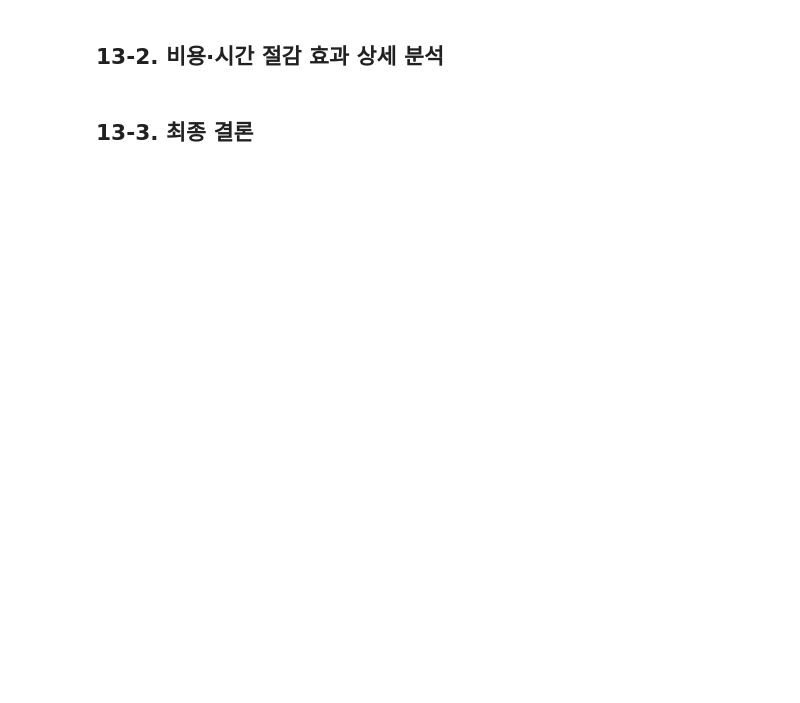
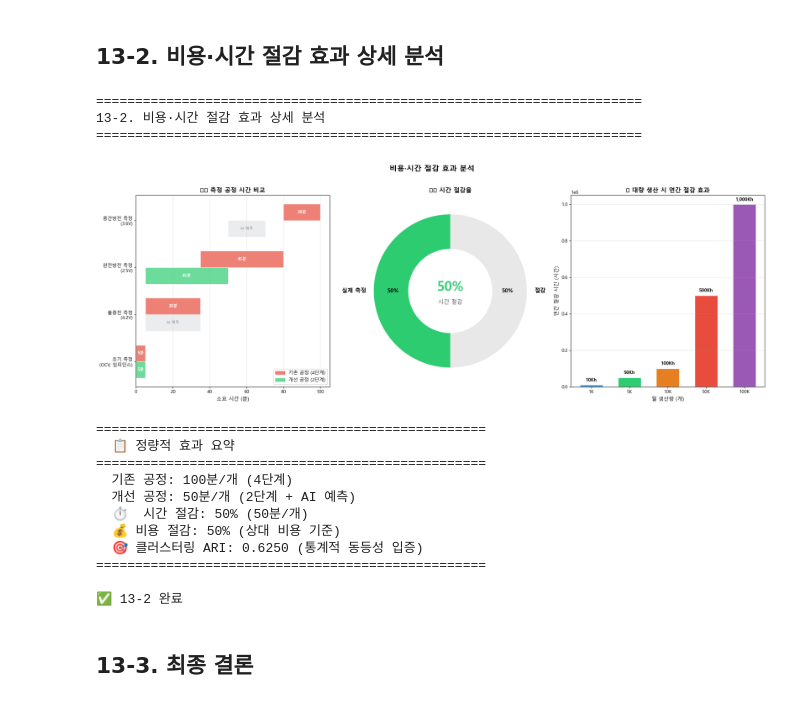
Before and after one commit to kyuyoungleesunmoon/battery, a Jupyter notebook: battery_capacity_prediction.ipynb, the cells around one changed output. Drawn from its saved outputs; the diff is of its cells as text; code cells hidden in the pictures; blank space fills up the shorter version.

```diff
--- a/battery_capacity_prediction.ipynb
+++ b/battery_capacity_prediction.ipynb
@@ -3662,49 +3626,6 @@ print('\n✅ 13-1 Executive Summary 출력 완료')
 # %% [markdown]
 ## 13-2. 비용·시간 절감 효과 상세 분석
 # %%
-# --- 한글 폰트 설정 (Windows/Linux/Mac 호환) ---
-import matplotlib.pyplot as plt
-import matplotlib.font_manager as fm
-import platform, os
-
-def set_korean_font():
-    """시스템에 맞는 한글 폰트를 자동 탐지하여 matplotlib에 설정합니다."""
-    system = platform.system()
-    candidate_fonts = []
-
-    if system == 'Windows':
-        candidate_fonts = ['Malgun Gothic', 'NanumGothic', 'Gulim', 'Dotum', 'Batang']
-    elif system == 'Darwin':
-        candidate_fonts = ['AppleGothic', 'NanumGothic']
-    else:
-        candidate_fonts = ['NanumGothic', 'NanumBarunGothic', 'UnDotum']
-
-    available = set(f.name for f in fm.fontManager.ttflist)
-    for font_name in candidate_fonts:
-        if font_name in available:
-            plt.rcParams['font.family'] = font_name
-            plt.rcParams['axes.unicode_minus'] = False
-            print(f'[폰트] {font_name} 설정 완료')
-            return font_name
-
-    # 후보에 없으면 직접 ttf 파일 탐색 (Windows)
-    if system == 'Windows':
-        font_dir = os.path.join(os.environ.get('WINDIR', 'C:\\Windows'), 'Fonts')
-        for ttf_name in ['malgun.ttf', 'NanumGothic.ttf', 'gulim.ttc']:
-            ttf_path = os.path.join(font_dir, ttf_name)
-            if os.path.exists(ttf_path):
-                fm.fontManager.addfont(ttf_path)
-                prop = fm.FontProperties(fname=ttf_path)
-                plt.rcParams['font.family'] = prop.get_name()
-                plt.rcParams['axes.unicode_minus'] = False
-                print(f'[폰트] {prop.get_name()} (ttf 직접 로드) 설정 완료')
-                return prop.get_name()
-
-    print('[경고] 한글 폰트를 찾지 못했습니다. 한글이 깨질 수 있습니다.')
-    return None
-
-KOREAN_FONT = set_korean_font()
-# --- 한글 폰트 설정 끝 ---
 print('=' * 70)
 print('13-2. 비용·시간 절감 효과 상세 분석')
 print('=' * 70)
@@ -3794,33 +3715,49 @@ monthly_production = [1000, 5000, 10000, 50000, 100000]
 time_saved_per_unit = total_time_old - total_time_new  # 분
 annual_hours_saved = [(p * 12 * time_saved_per_unit) / 60 for p in monthly_production]
 
 bars3 = ax3.bar([f'{p//1000}K' for p in monthly_production], annual_hours_saved,
                 color=['#3498db', '#2ecc71', '#e67e22', '#e74c3c', '#9b59b6'], edgecolor='white', width=0.6)
 for bar, val in zip(bars3, annual_hours_saved):
     label = f'{val:,.0f}h' if val < 10000 else f'{val/1000:,.0f}Kh'
     ax3.text(bar.get_x() + bar.get_width()/2., bar.get_height() + max(annual_hours_saved)*0.02,
              label, ha='center', fontweight='bold', fontsize=10)
 ax3.set_xlabel('월 생산량 (개)', fontsize=11)
 ax3.set_ylabel('연간 절감 시간 (시간)', fontsize=11)
 ax3.set_title('💰 대량 생산 시 연간 절감 효과', fontsize=13, fontweight='bold')
 ax3.grid(axis='y', alpha=0.3)
 
 plt.suptitle('비용·시간 절감 효과 분석', fontsize=16, fontweight='bold', y=1.02)
 plt.tight_layout()
 plt.show()
 
 # 수치 요약
 print(f'\n{"="*50}')
 print(f'  📋 정량적 효과 요약')
 print(f'{"="*50}')
 print(f'  기존 공정: {total_time_old}분/개 (4단계)')
 print(f'  개선 공정: {total_time_new}분/개 (2단계 + AI 예측)')
 print(f'  ⏱️  시간 절감: {time_saved_pct:.0f}% ({total_time_old - total_time_new}분/개)')
 print(f'  💰 비용 절감: {cost_saved_pct:.0f}% (상대 비용 기준)')
 print(f'  🎯 클러스터링 ARI: {ari_new:.4f} (통계적 동등성 입증)')
 print(f'{"="*50}')
 
 print('\n✅ 13-2 완료')
+# %% [output]
+======================================================================
+13-2. 비용·시간 절감 효과 상세 분석
+======================================================================
+[figure, added]
+==================================================
+  📋 정량적 효과 요약
+==================================================
+  기존 공정: 100분/개 (4단계)
+  개선 공정: 50분/개 (2단계 + AI 예측)
+  ⏱️  시간 절감: 50% (50분/개)
+  💰 비용 절감: 50% (상대 비용 기준)
+  🎯 클러스터링 ARI: 0.6250 (통계적 동등성 입증)
+==================================================
+
+✅ 13-2 완료
 # %% [markdown]
 ## 13-3. 최종 결론
 # %%
```
Also changed, not shown: parts of 27 cells of this notebook.
